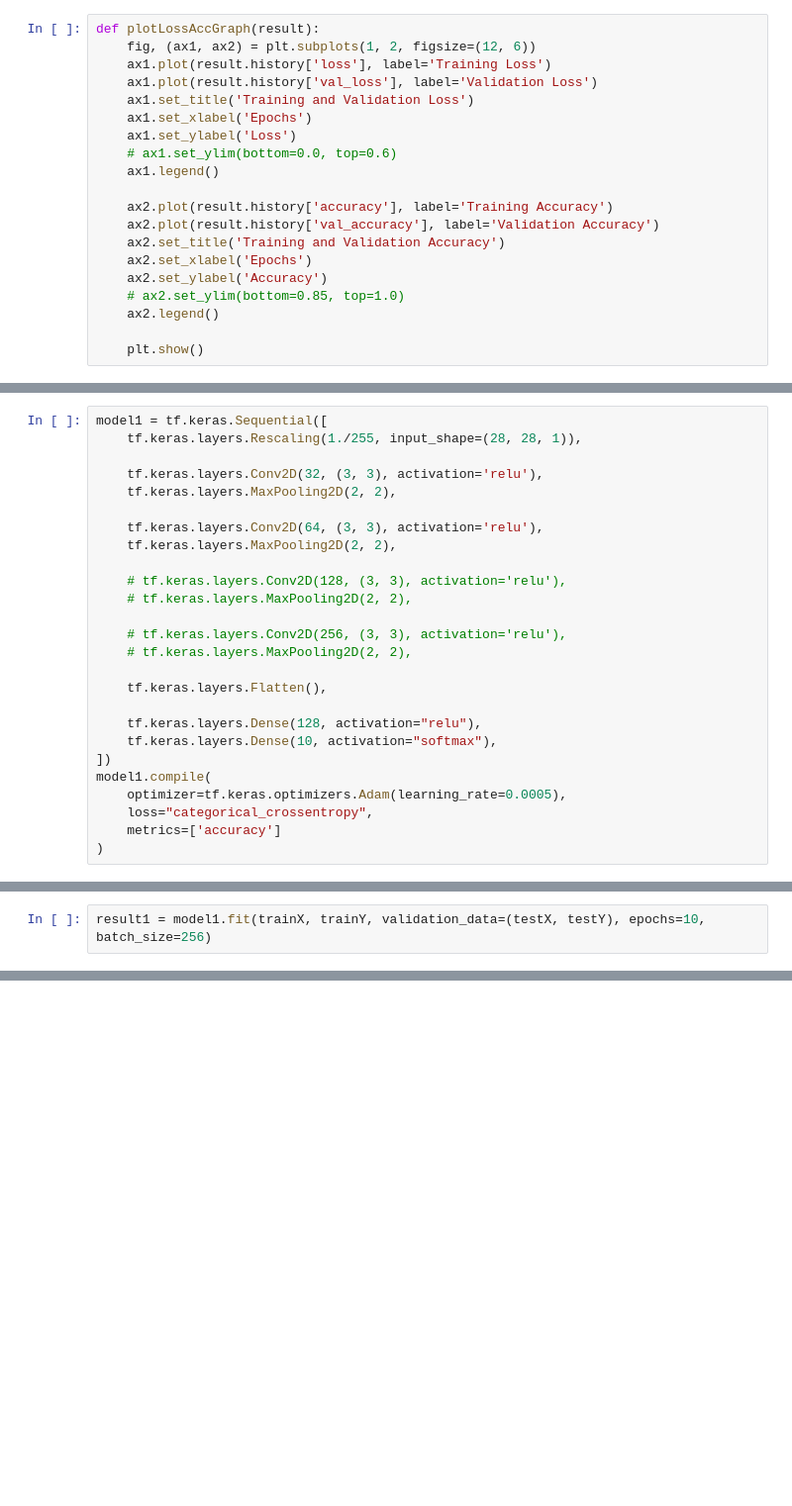
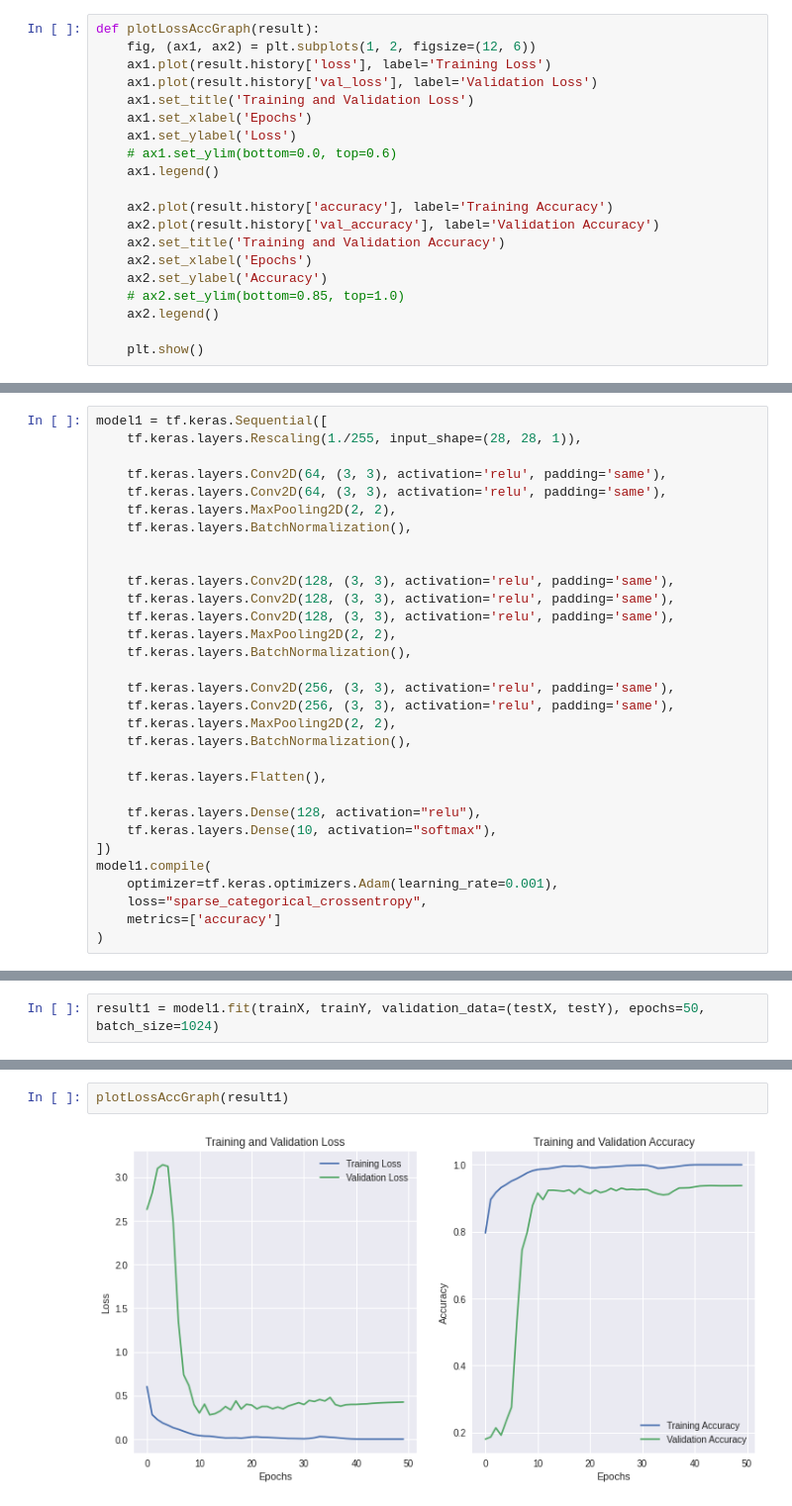
Before and after one commit to AngKS/Deep-Learning-CA1, a Jupyter notebook: V1.ipynb, the cells around one changed output, grey strips where cells are left out. Shown: that part at 99% size. Cells and saved outputs as stored; diff of their text form; blank space fills up the shorter version.

```diff
--- a/V1.ipynb
+++ b/V1.ipynb
@@ -141,17 +146,22 @@ Epoch 20/20
 model1 = tf.keras.Sequential([
     tf.keras.layers.Rescaling(1./255, input_shape=(28, 28, 1)),
 
-    tf.keras.layers.Conv2D(32, (3, 3), activation='relu'),
+    tf.keras.layers.Conv2D(64, (3, 3), activation='relu', padding='same'),
+    tf.keras.layers.Conv2D(64, (3, 3), activation='relu', padding='same'),
     tf.keras.layers.MaxPooling2D(2, 2),
+    tf.keras.layers.BatchNormalization(),
 
-    tf.keras.layers.Conv2D(64, (3, 3), activation='relu'),
+
+    tf.keras.layers.Conv2D(128, (3, 3), activation='relu', padding='same'),
+    tf.keras.layers.Conv2D(128, (3, 3), activation='relu', padding='same'),
+    tf.keras.layers.Conv2D(128, (3, 3), activation='relu', padding='same'),
     tf.keras.layers.MaxPooling2D(2, 2),
+    tf.keras.layers.BatchNormalization(),
 
-    # tf.keras.layers.Conv2D(128, (3, 3), activation='relu'),
-    # tf.keras.layers.MaxPooling2D(2, 2),
-
-    # tf.keras.layers.Conv2D(256, (3, 3), activation='relu'),
-    # tf.keras.layers.MaxPooling2D(2, 2),
+    tf.keras.layers.Conv2D(256, (3, 3), activation='relu', padding='same'),
+    tf.keras.layers.Conv2D(256, (3, 3), activation='relu', padding='same'),
+    tf.keras.layers.MaxPooling2D(2, 2),
+    tf.keras.layers.BatchNormalization(),
 
     tf.keras.layers.Flatten(),
 
@@ -159,8 +169,8 @@ model1 = tf.keras.Sequential([
     tf.keras.layers.Dense(10, activation="softmax"),
 ])
 model1.compile(
-    optimizer=tf.keras.optimizers.Adam(learning_rate=0.0005),
-    loss="categorical_crossentropy",
+    optimizer=tf.keras.optimizers.Adam(learning_rate=0.001),
+    loss="sparse_categorical_crossentropy",
     metrics=['accuracy']
 )
 # %%
@@ -186,3 +196,3 @@ _________________________________________________________________
 # %%
-result1 = model1.fit(trainX, trainY, validation_data=(testX, testY), epochs=10, batch_size=256)
+result1 = model1.fit(trainX, trainY, validation_data=(testX, testY), epochs=50, batch_size=1024)
 # %% [output]
@@ -208,0 +216,4 @@ Epoch 10/10
+# %%
+plotLossAccGraph(result1)
+# %% [output]
+[figure, added]
```
Also changed, not shown: parts of 12 cells of this notebook.
